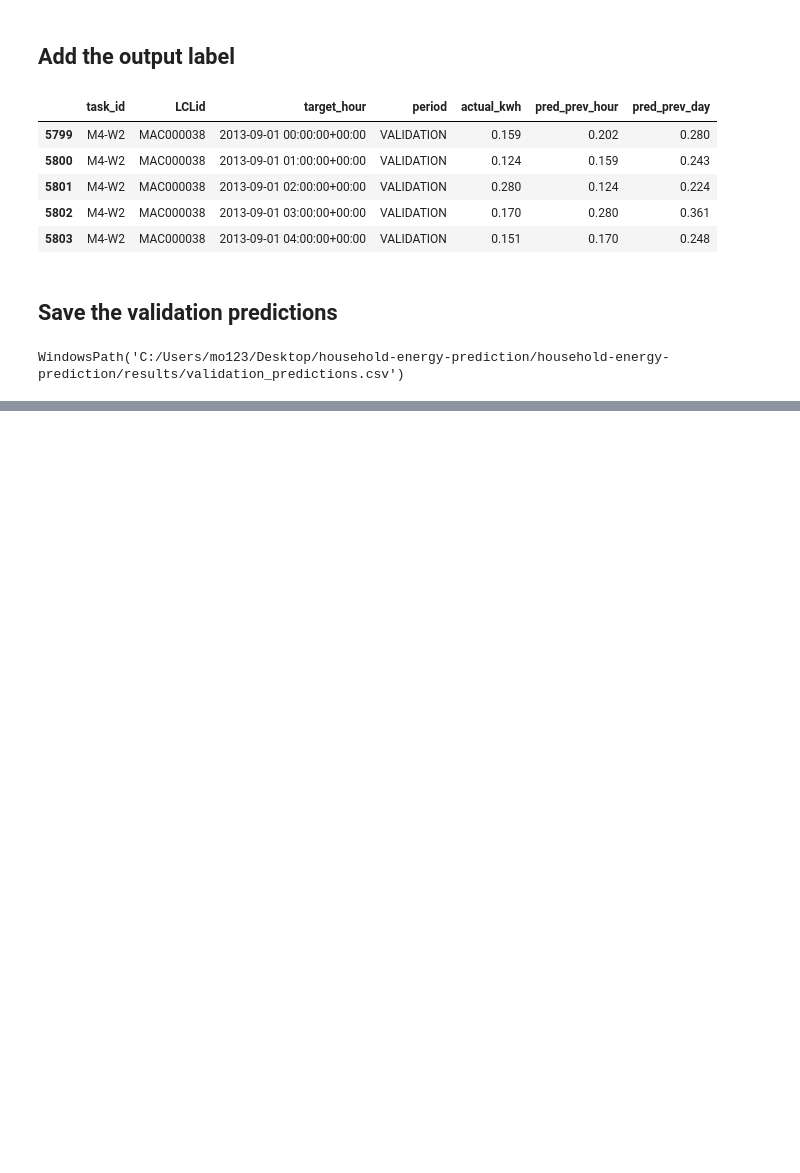
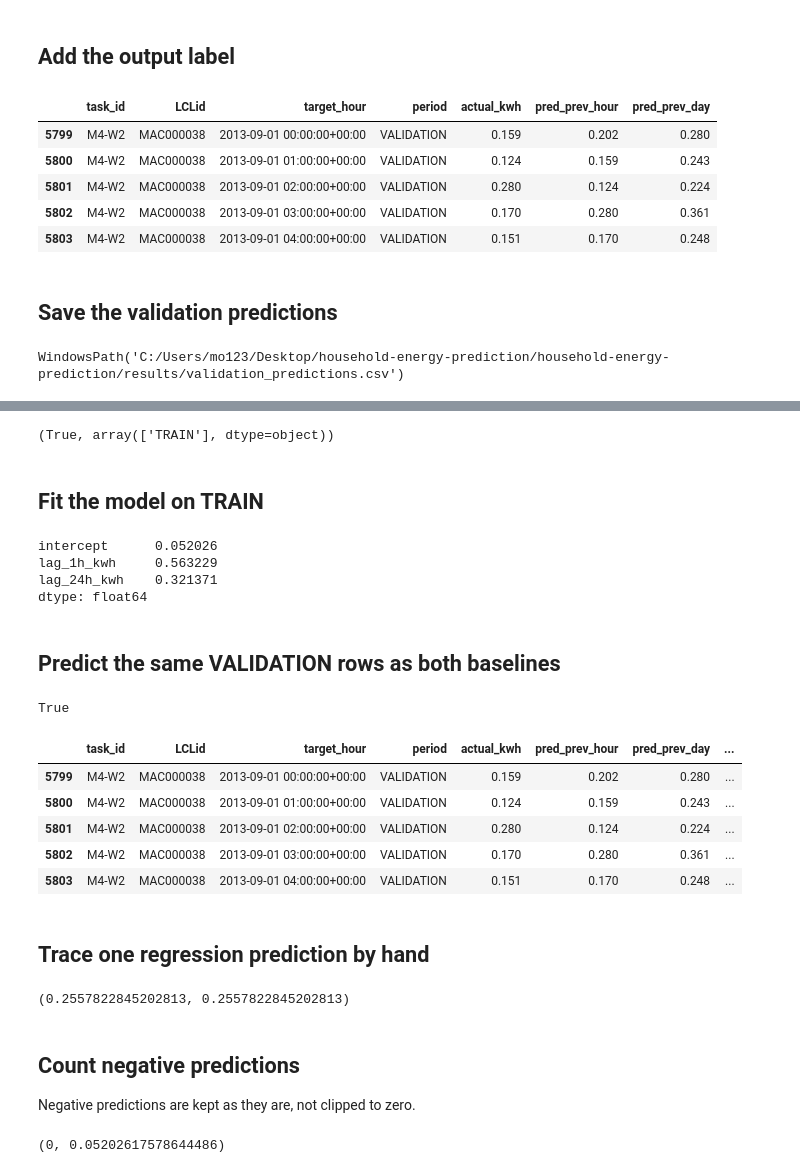
Before and after one commit to Fadhlallah-Almohammed/household-energy-prediction, a Jupyter notebook: notebooks/M4/predict_consumption.ipynb, the cells around one changed output, grey strips where cells are left out. Cells and saved outputs as stored; diff of their text form; code cells hidden in the pictures; blank space fills up the shorter version.

```diff
--- a/notebooks/M4/predict_consumption.ipynb
+++ b/notebooks/M4/predict_consumption.ipynb
@@ -426,0 +435,7 @@ WindowsPath('C:/Users/mo123/Desktop/household-energy-prediction/household-energy
+# %%
+import sklearn
+from sklearn.linear_model import LinearRegression
+FEATURES = ["lag_1h_kwh", "lag_24h_kwh"]
+TARGET = "target_kwh"
+MODEL_SETTINGS = {"fit_intercept": True}
+FEATURES, TARGET, MODEL_SETTINGS, sklearn.__version__
@@ -426,0 +452,3 @@ WindowsPath('C:/Users/mo123/Desktop/household-energy-prediction/household-energy
+# %%
+train = inputs[inputs["period"] == "TRAIN"]
+len(train), train["LCLid"].nunique(), train["target_hour"].min(), train["target_hour"].max()
@@ -426,0 +462,48 @@ WindowsPath('C:/Users/mo123/Desktop/household-energy-prediction/household-energy
+# %%
+train_start, train_end = [pd.Timestamp(day, tz="UTC") for day in rules["periods"]["TRAIN"]]
+((train["target_hour"] >= train_start) & (train["target_hour"] < train_end)).all(), train["period"].unique()
+# %% [output]
+(True, array(['TRAIN'], dtype=object))
+# %% [markdown]
+## Fit the model on TRAIN
+# %%
+model = LinearRegression(**MODEL_SETTINGS)
+model.fit(train[FEATURES], train[TARGET])
+pd.Series([model.intercept_, *model.coef_], index=["intercept", *FEATURES])
+# %% [output]
+intercept      0.052026
+lag_1h_kwh     0.563229
+lag_24h_kwh    0.321371
+dtype: float64
+# %% [markdown]
+## Predict the same VALIDATION rows as both baselines
+# %%
+val_predictions.index.equals(validation.index)
+# %% [output]
+True
+# %%
+val_predictions["pred_linear_regression"] = model.predict(validation[FEATURES])
+val_predictions.head()
+# %% [output]
+|  | task_id | LCLid | target_hour | period | actual_kwh | pred_prev_hour | pred_prev_day | ... |
+| 5799 | M4-W2 | MAC000038 | 2013-09-01 00:00:00+00:00 | VALIDATION | 0.159 | 0.202 | 0.280 | ... |
+| 5800 | M4-W2 | MAC000038 | 2013-09-01 01:00:00+00:00 | VALIDATION | 0.124 | 0.159 | 0.243 | ... |
+| 5801 | M4-W2 | MAC000038 | 2013-09-01 02:00:00+00:00 | VALIDATION | 0.280 | 0.124 | 0.224 | ... |
+| 5802 | M4-W2 | MAC000038 | 2013-09-01 03:00:00+00:00 | VALIDATION | 0.170 | 0.280 | 0.361 | ... |
+| 5803 | M4-W2 | MAC000038 | 2013-09-01 04:00:00+00:00 | VALIDATION | 0.151 | 0.170 | 0.248 | ... |
+# %% [markdown]
+## Trace one regression prediction by hand
+# %%
+row = validation.iloc[0]
+by_hand = model.intercept_ + model.coef_[0] * row["lag_1h_kwh"] + model.coef_[1] * row["lag_24h_kwh"]
+by_hand, val_predictions["pred_linear_regression"].iloc[0]
+# %% [output]
+(0.2557822845202813, 0.2557822845202813)
+# %% [markdown]
+## Count negative predictions
+
+Negative predictions are kept as they are, not clipped to zero.
+# %%
+(val_predictions["pred_linear_regression"] < 0).sum(), val_predictions["pred_linear_regression"].min()
+# %% [output]
+(0, 0.05202617578644486)
```
Also changed, not shown: parts of 13 cells of this notebook, 3 other files.
